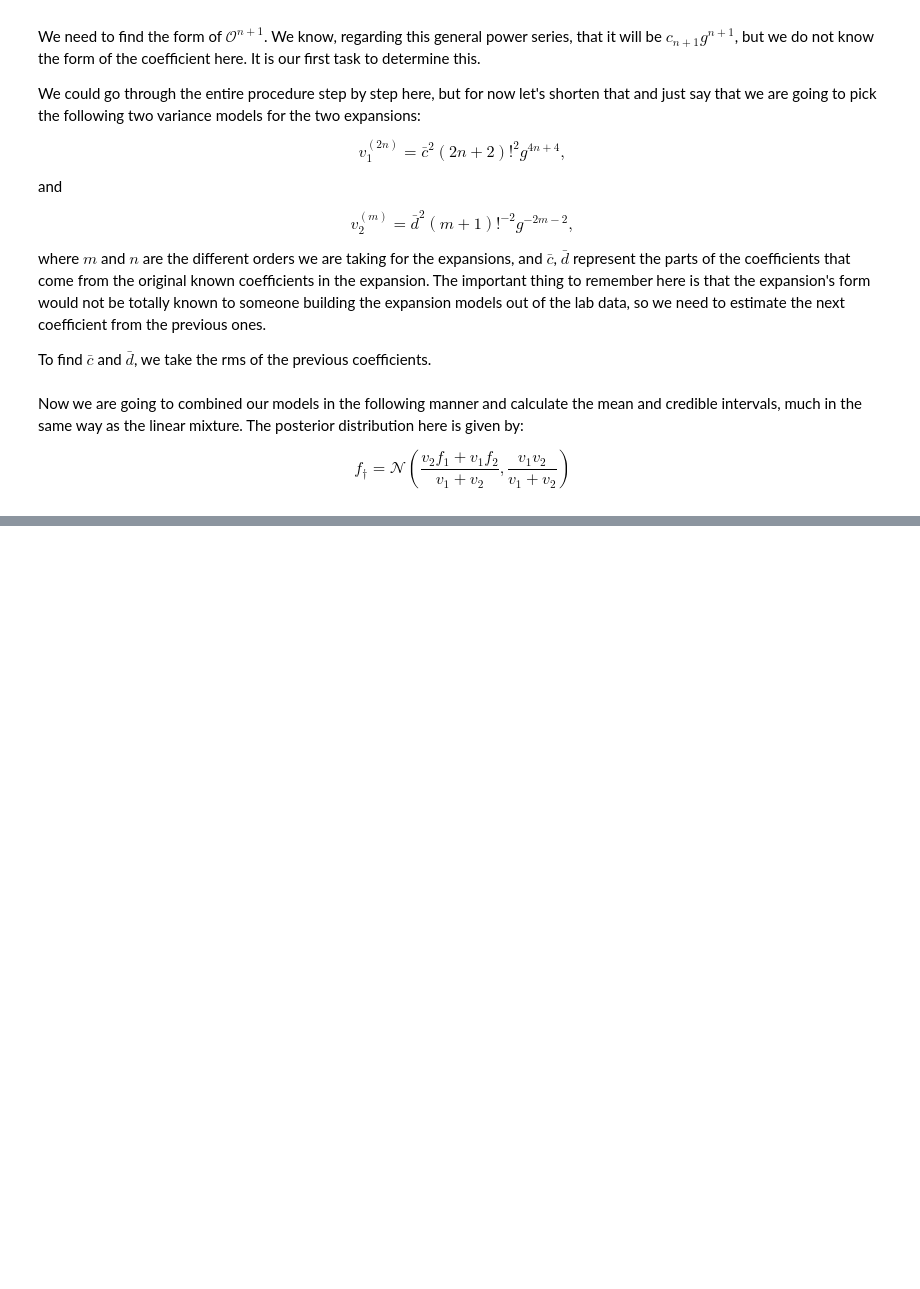
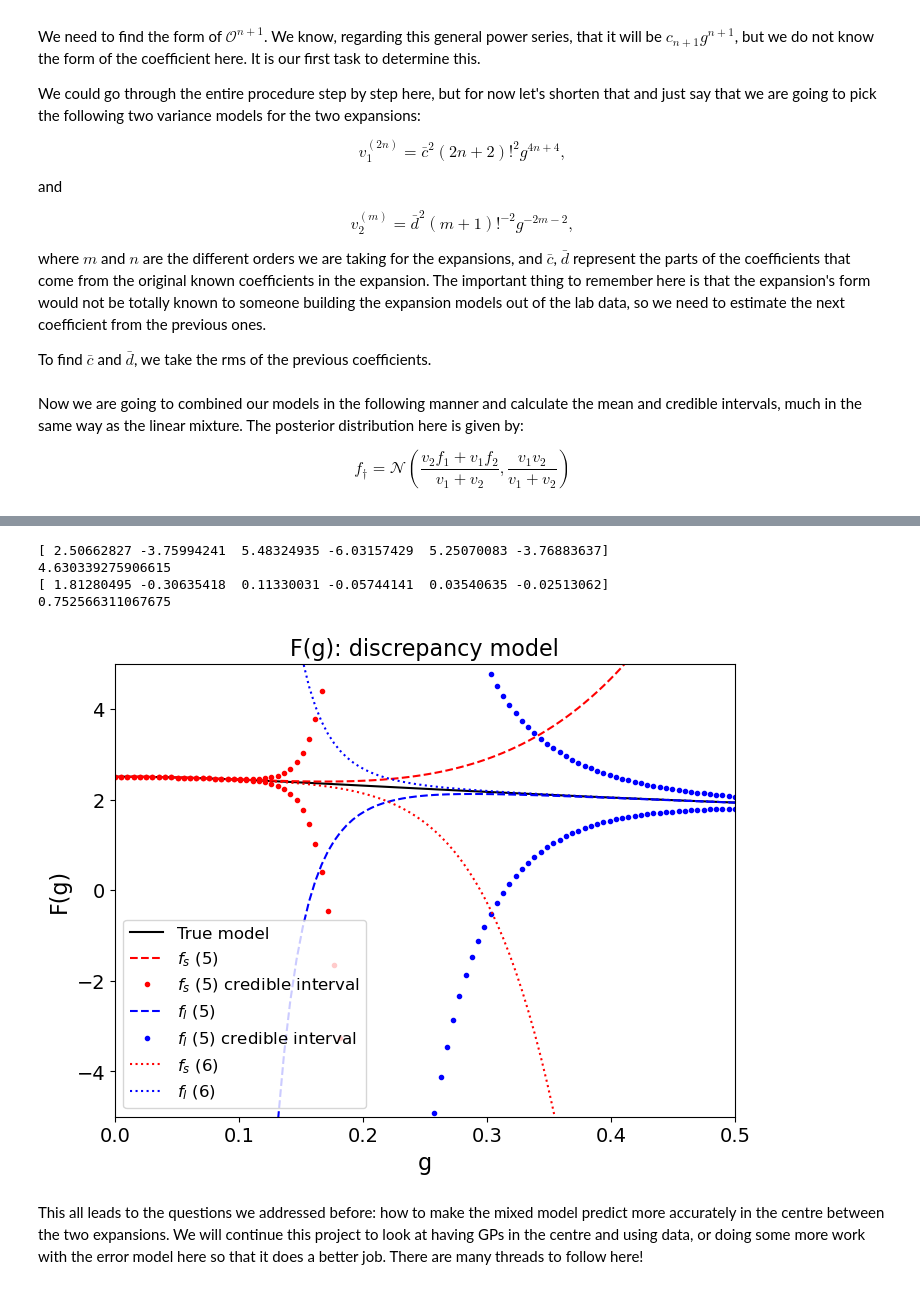
Before and after one commit to asemposki/SAMBA, a Jupyter notebook: Interactive_BMM_Sandbox.ipynb, the cells around one changed output, grey strips where cells are left out. Saved outputs shown, nothing was run; the diff lists cells and outputs as text; code cells hidden in the pictures; blank space fills up the shorter version.

```diff
--- a/Interactive_BMM_Sandbox.ipynb
+++ b/Interactive_BMM_Sandbox.ipynb
@@ -312,0 +340,14 @@ This all leads to the questions we addressed before: how to make the mixed model
+# %%
+#set new orders
+low = np.array([5])
+high = np.array([5])
+
+pdf = disc.fdagger(g, low, high, plot_fdagger=False, next_order=True)
+# %% [output]
+[ 2.50662827 -3.75994241  5.48324935 -6.03157429  5.25070083 -3.76883637]
+4.630339275906615
+[ 1.81280495 -0.30635418  0.11330031 -0.05744141  0.03540635 -0.02513062]
+0.752566311067675
+[figure, added]
+# %% [markdown]
+This all leads to the questions we addressed before: how to make the mixed model predict more accurately in the centre between the two expansions. We will continue this project to look at having GPs in the centre and using data, or doing some more work with the error model here so that it does a better job. There are many threads to follow here!
```
Also changed, not shown: parts of 10 cells of this notebook, 2 other files.
